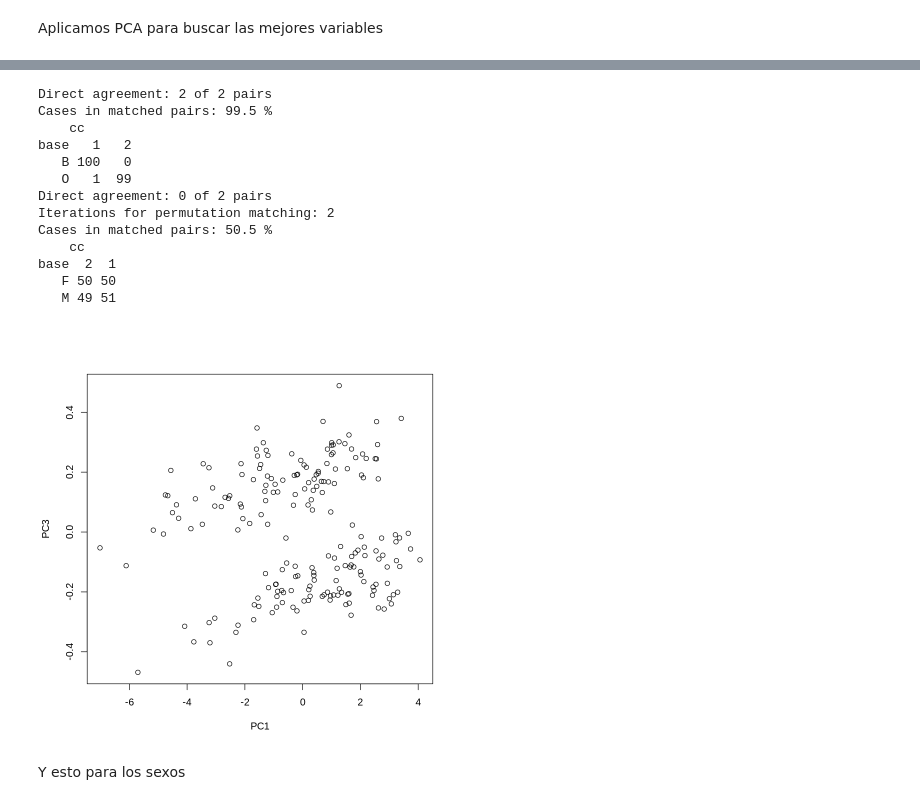
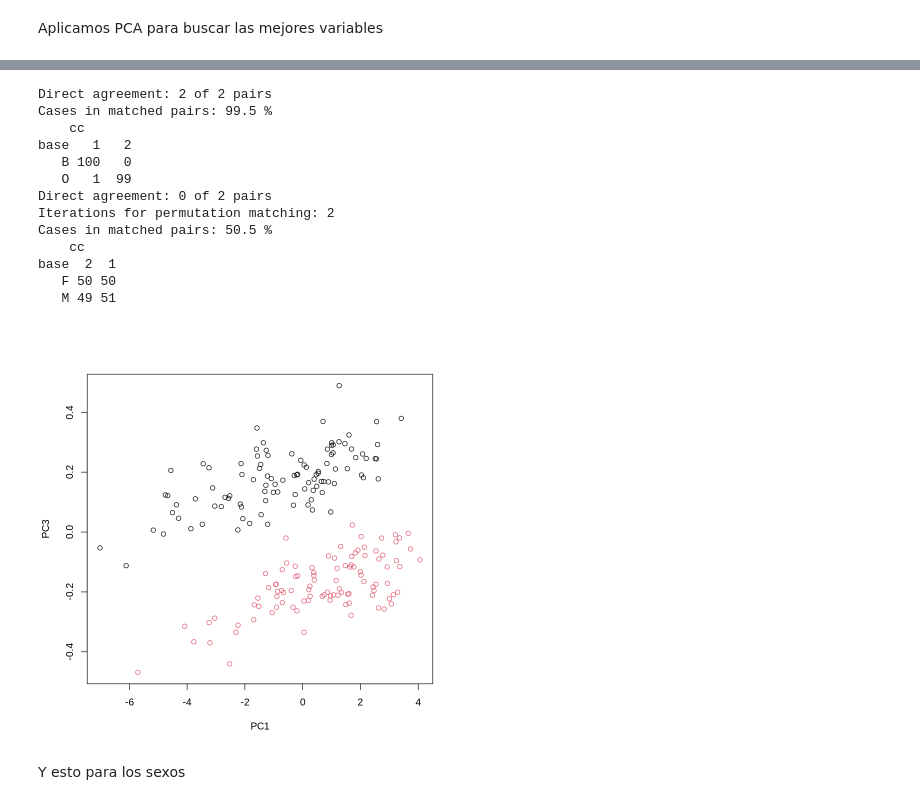
Before and after one commit to AgustinGurvich/TMD, a Jupyter notebook: TMD_TP3.ipynb, the cells around one changed output, grey strips where cells are left out. Cells and saved outputs as stored; diff of their text form; code cells hidden in the pictures.

```diff
--- a/TMD_TP3.ipynb
+++ b/TMD_TP3.ipynb
@@ -137,27 +141,26 @@ Esto funciono para encontrar las especies con altísima precisión
 # %%
-c <- scale(log(crabs.vars))
-c2 <- prcomp(c)
-plot(c2$x[,c(1,3)])
-cosa <- c2$x[,c(1,3)]
-cosa <- scale(cosa)
-cc <- kmeans(cosa,cent=2)
+c <- prcomp(scale(log(crabs.vars)))
+plot(c$x[,c(1,3)],col = crabs$sp)
+crabs.13 <- c$x[,c(1,3)]
+crabs.13 <- scale(crabs.13)
+cc <- kmeans(crabs.13,cent=2)
 check.cluster(crabs$sp,cc$cluster)
 check.cluster(crabs$sex,cc$cluster)
 # %% [output]
 Direct agreement: 2 of 2 pairs
 Cases in matched pairs: 99.5 %
     cc
 base   1   2
    B 100   0
    O   1  99
 Direct agreement: 0 of 2 pairs
 Iterations for permutation matching: 2
 Cases in matched pairs: 50.5 %
     cc
 base  2  1
    F 50 50
    M 49 51
-[figure, old version]
+[figure, new version]
 # %% [markdown]
 Y esto para los sexos
 # %%
```
Also changed, not shown: parts of 36 cells of this notebook.
